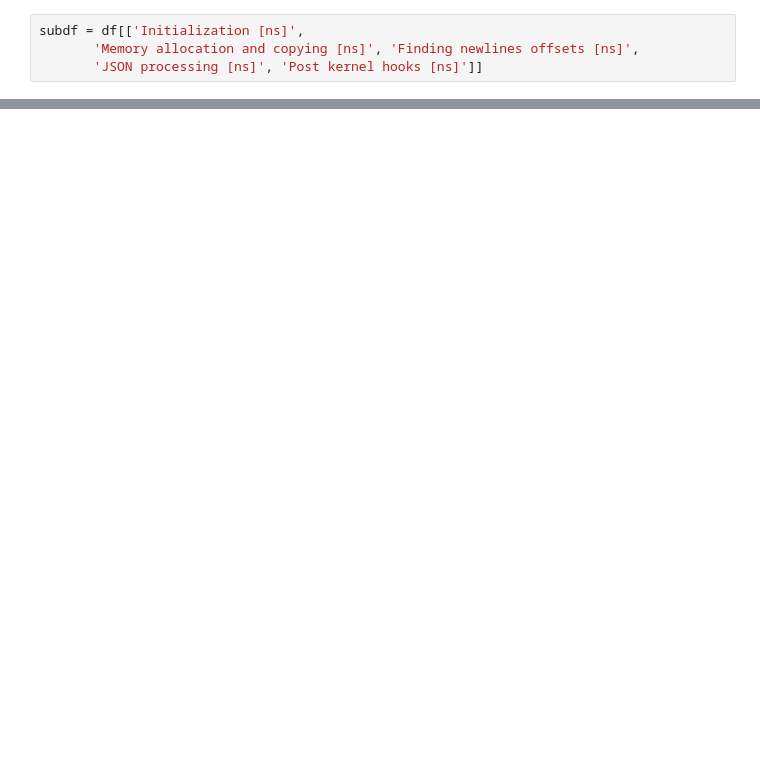
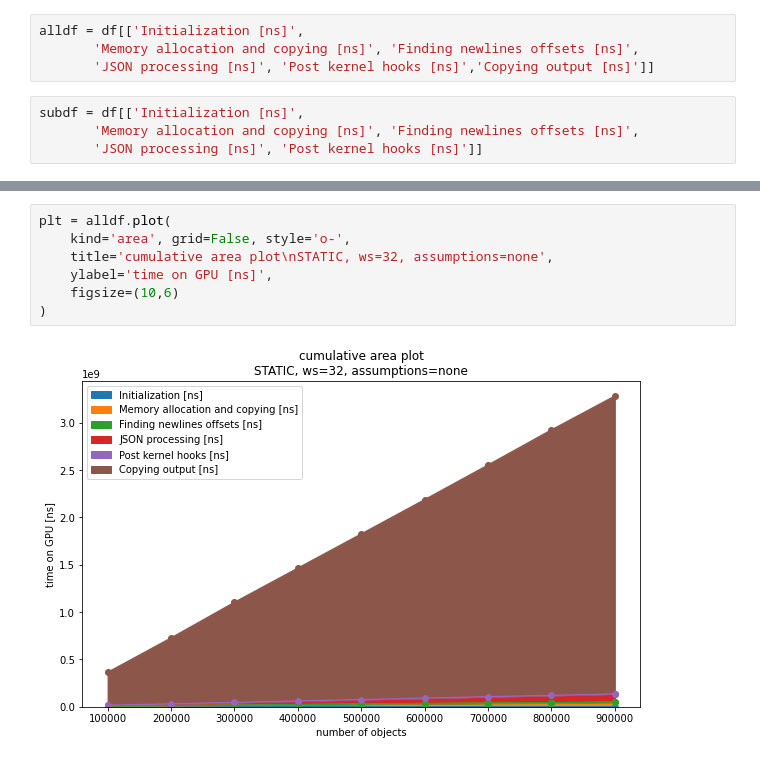
Before and after one commit to mis-wut/meta-json-parser, a Jupyter notebook: benchmark/notebooks/examine_benchmarks.ipynb, the cells around one changed output, grey strips where cells are left out. Cells and saved outputs as stored; diff of their text form; blank space fills up the shorter version.

```diff
--- a/benchmark/notebooks/examine_benchmarks.ipynb
+++ b/benchmark/notebooks/examine_benchmarks.ipynb
@@ -43,6 +43,10 @@ Index(['json file', 'max string size', 'string handling', 'assumptions',
        'Copying output [ns]', 'Total time measured by GPU [ns]',
        'Total time measured by CPU [ns]'],
       dtype='object')
+# %%
+alldf = df[['Initialization [ns]',
+       'Memory allocation and copying [ns]', 'Finding newlines offsets [ns]',
+       'JSON processing [ns]', 'Post kernel hooks [ns]','Copying output [ns]']]
 # %%
 subdf = df[['Initialization [ns]',
        'Memory allocation and copying [ns]', 'Finding newlines offsets [ns]',
@@ -74,0 +81,9 @@ subdf.plot(kind='area')
+# %%
+plt = alldf.plot(
+    kind='area', grid=False, style='o-',
+    title='cumulative area plot\nSTATIC, ws=32, assumptions=none',
+    ylabel='time on GPU [ns]',
+    figsize=(10,6)
+)
+# %% [output]
+[figure, added]
```
Also changed, not shown: parts of 4 cells of this notebook.
